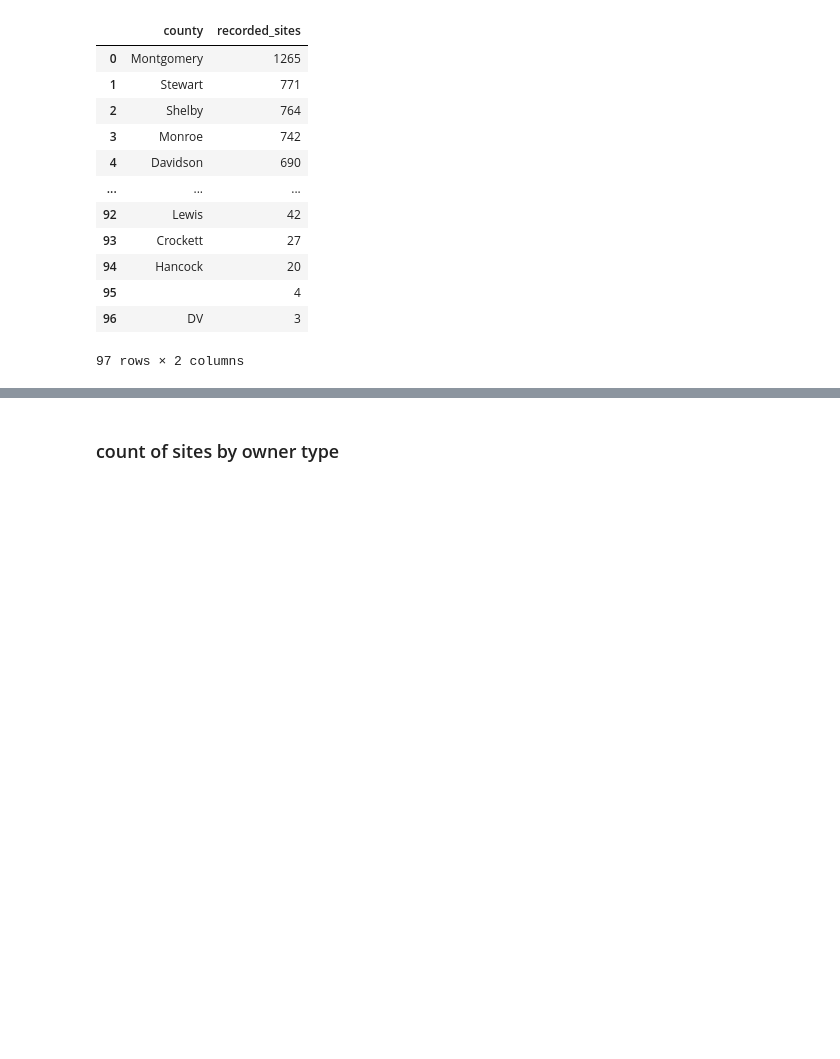
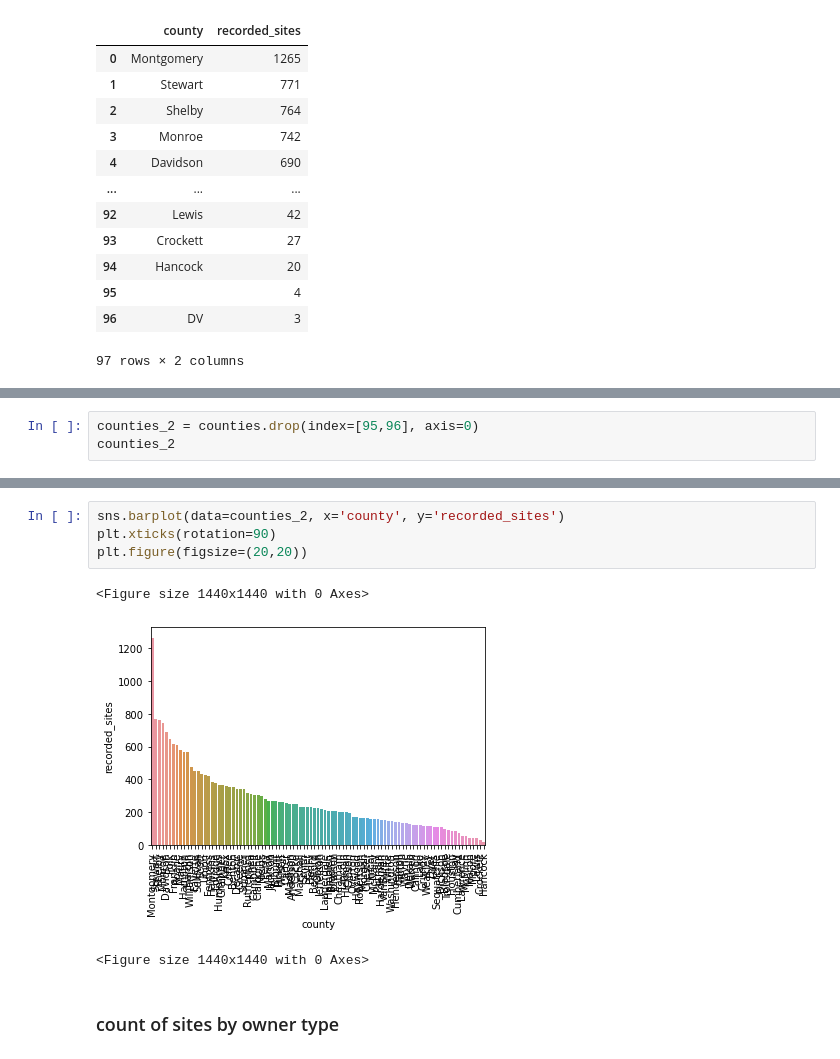
Before and after one commit to Tara-Nicole-Data/archaeological-sites-and-tourism-economic-impact, a Jupyter notebook: notebooks/Sites-Analysis.ipynb, the cells around one changed output, grey strips where cells are left out. Cells and saved outputs as stored; diff of their text form; blank space fills up the shorter version.

```diff
--- a/notebooks/Sites-Analysis.ipynb
+++ b/notebooks/Sites-Analysis.ipynb
@@ -101,0 +83,3 @@ counties_2
+# %%
+counties_2 = counties.drop(index=[95,96], axis=0)
+counties_2
@@ -102,3 +100,11 @@ counties_2
+# %%
+sns.barplot(data=counties_2, x='county', y='recorded_sites')
+plt.xticks(rotation=90)
+plt.figure(figsize=(20,20))
+# %% [output]
+<Figure size 1440x1440 with 0 Axes>
+[figure, added]
+<Figure size 1440x1440 with 0 Axes>
 # %% [markdown]
 ### count of sites by owner type
 # %%
```
Also changed, not shown: parts of 45 cells of this notebook, 2 other files.
